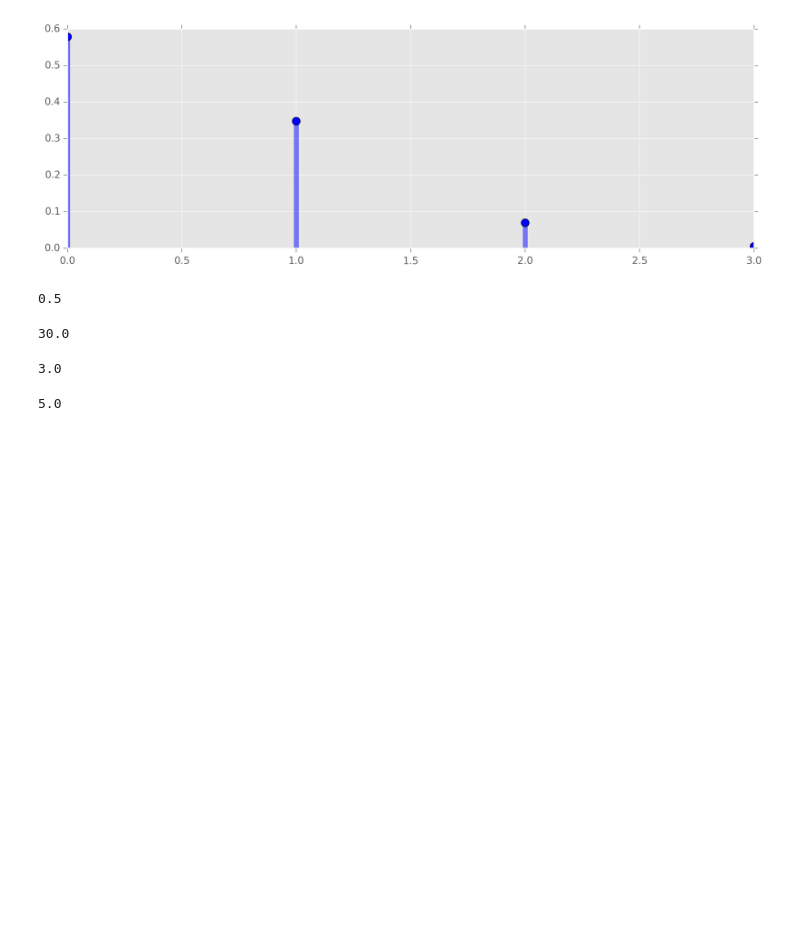
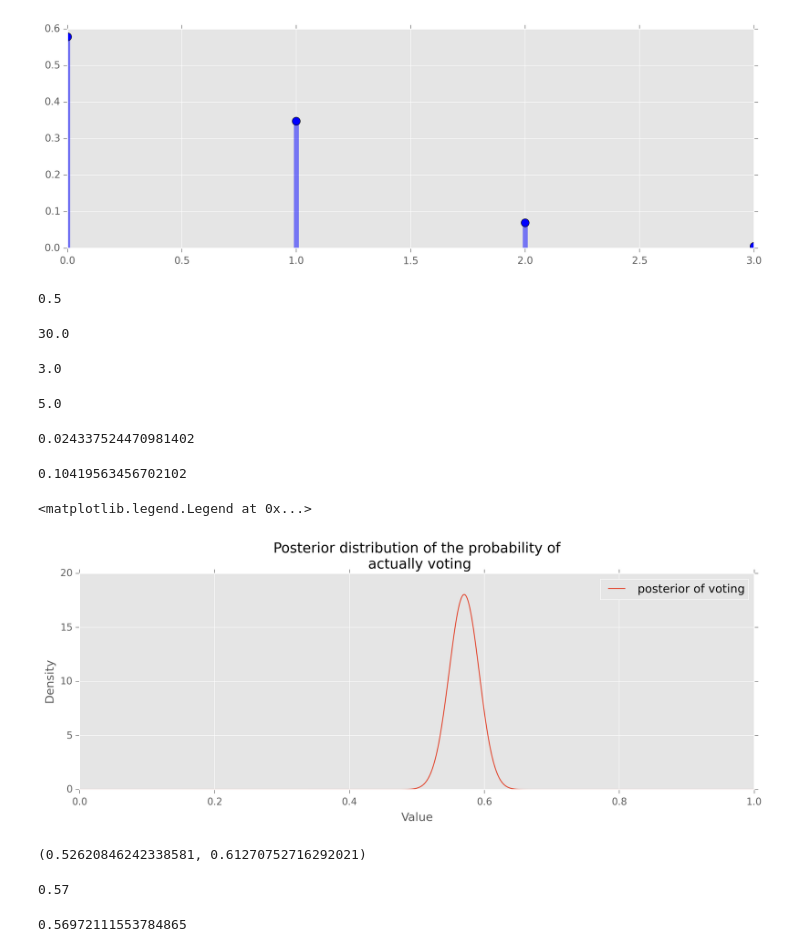
Before and after one commit to doolingdavid/Probabilistic-Programming-and-Bayesian-Methods-for-Hackers, a Jupyter notebook: probdemystified.ipynb, the cells around one changed output. Cells and saved outputs as stored; diff of their text form; code cells hidden in the pictures; blank space fills up the shorter version.

```diff
--- a/probdemystified.ipynb
+++ b/probdemystified.ipynb
@@ -272,0 +275,45 @@ binom(180,1./6).std()
+# %%
+poisson.pmf(2, 0.25)
+# %% [output]
+0.024337524470981402
+# %%
+poisson.pmf(6,4)
+# %% [output]
+0.10419563456702102
+# %%
+N = 500
+n = 285
+
+from scipy.stats import beta
+alpha_prior = 1
+beta_prior = 1
+
+posterior_voters = beta(alpha_prior + n, beta_prior + N - n)
+# %%
+%matplotlib inline
+from IPython.core.pylabtools import figsize
+from matplotlib import pyplot as plt
+figsize(12.5, 4)
+plt.rcParams['savefig.dpi'] = 300
+plt.rcParams['figure.dpi'] = 300
+x = np.linspace(0,1, 5000)
+plt.plot(x, posterior_voters.pdf(x), label='posterior of voting')
+plt.xlabel('Value')
+plt.ylabel('Density')
+plt.title("Posterior distribution of the probability of \n actually voting")
+plt.legend()
+# %% [output]
+<matplotlib.legend.Legend at 0x...>
+[figure, added]
+# %%
+posterior_voters.interval(.95)
+# %% [output]
+(0.52620846242338581, 0.61270752716292021)
+# %%
+285./500
+# %% [output]
+0.57
+# %%
+posterior_voters.mean()
+# %% [output]
+0.56972111553784865
```
Also changed, not shown: parts of 2 cells of this notebook, 1 other file.
